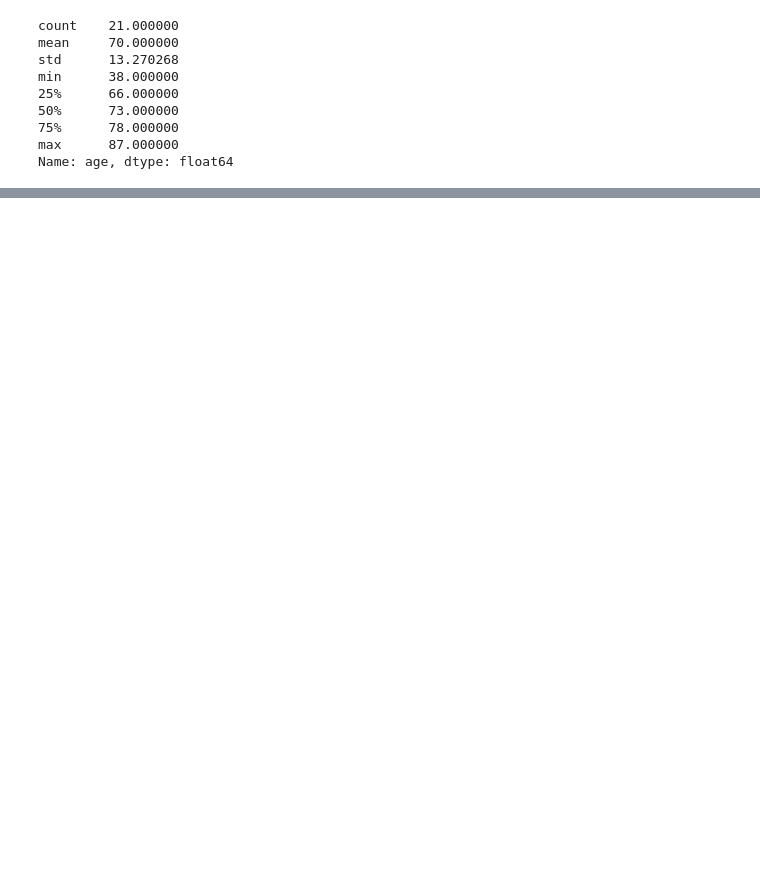
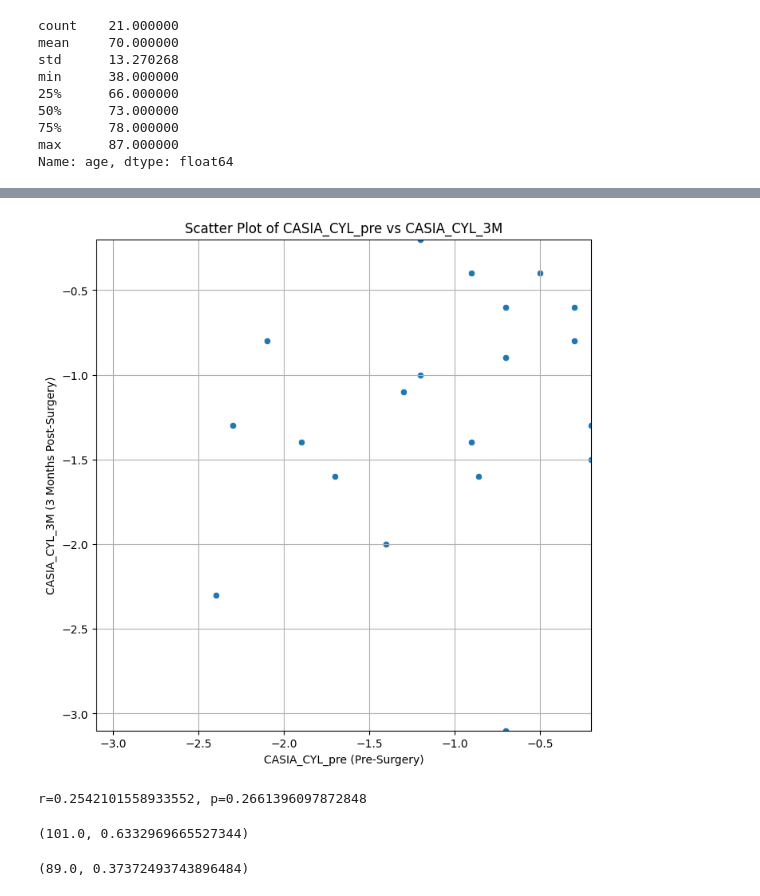
Before and after one commit to ykitaguchi77/statistics_for_articles, a Jupyter notebook: Surgically_induced_astigmatism_eyelid_malignant_tumor.ipynb, the cells around one changed output, grey strips where cells are left out. Drawn from its saved outputs; the diff is of its cells as text; code cells hidden in the pictures; blank space fills up the shorter version.

```diff
--- a/Surgically_induced_astigmatism_eyelid_malignant_tumor.ipynb
+++ b/Surgically_induced_astigmatism_eyelid_malignant_tumor.ipynb
@@ -54,0 +329,45 @@ Name: age, dtype: float64
+# %%
+# Plotting a scatter plot of CASIA_CYL_pre and CASIA_CYL_3M
+plt.figure(figsize=(8, 8))
+sns.scatterplot(data=df, x='CASIA_CYL_pre', y='CASIA_CYL_3M')
+plt.title('Scatter Plot of CASIA_CYL_pre vs CASIA_CYL_3M')
+plt.xlabel('CASIA_CYL_pre (Pre-Surgery)')
+plt.ylabel('CASIA_CYL_3M (3 Months Post-Surgery)')
+plt.grid(True)
+
+# Setting equal scales for both axes
+plt.xlim(df[['CASIA_CYL_pre', 'CASIA_CYL_3M']].min().min(), df[['CASIA_CYL_pre', 'CASIA_CYL_3M']].max().max())
+plt.ylim(df[['CASIA_CYL_pre', 'CASIA_CYL_3M']].min().min(), df[['CASIA_CYL_pre', 'CASIA_CYL_3M']].max().max())
+
+plt.show()
+
+
+from scipy.stats import pearsonr
+
+# Calculating Pearson correlation and p-value between CASIA_CYL_pre and CASIA_CYL_3M
+pearson_corr_casia_cyl_result = pearsonr(df['CASIA_CYL_pre'], df['CASIA_CYL_3M'])
+
+# Pearson correlation result and p-value
+pearson_corr_casia_cyl_value, pearson_p_value_casia_cyl = pearson_corr_casia_cyl_result
+print(f"r={pearson_corr_casia_cyl_value}, p={pearson_p_value_casia_cyl}")
+# %% [output]
+[figure, added]
+r=0.2542101558933552, p=0.2661396097872848
+# %%
+# Performing Wilcoxon Signed-Rank Test for asg_0_pre and asg_0_3M
+wilcoxon_test_asg_0 = wilcoxon(df['asg_0_pre'], df['asg_0_3M'])
+
+# Wilcoxon test result for asg_0_pre and asg_0_3M
+wilcoxon_test_asg_0_statistic, wilcoxon_test_asg_0_pvalue = wilcoxon_test_asg_0
+wilcoxon_test_asg_0_statistic, wilcoxon_test_asg_0_pvalue
+# %% [output]
+(101.0, 0.6332969665527344)
+# %%
+# Performing Wilcoxon Signed-Rank Test for asg_0_pre and asg_0_3M
+wilcoxon_test_asg_0 = wilcoxon(df['asg_45_pre'], df['asg_45_3M'])
+
+# Wilcoxon test result for asg_0_pre and asg_0_3M
+wilcoxon_test_asg_0_statistic, wilcoxon_test_asg_0_pvalue = wilcoxon_test_asg_0
+wilcoxon_test_asg_0_statistic, wilcoxon_test_asg_0_pvalue
+# %% [output]
+(89.0, 0.37372493743896484)
```
Also changed, not shown: parts of 11 cells of this notebook.
